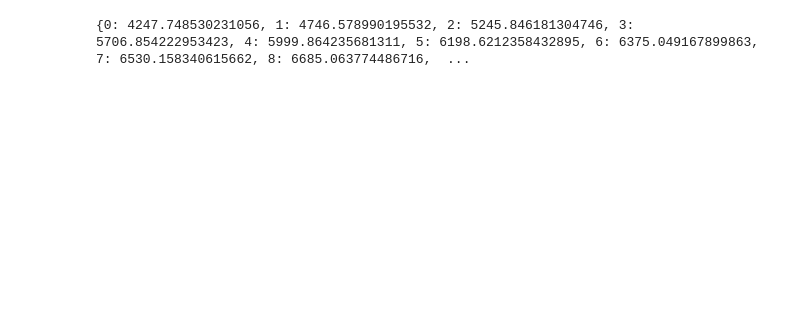
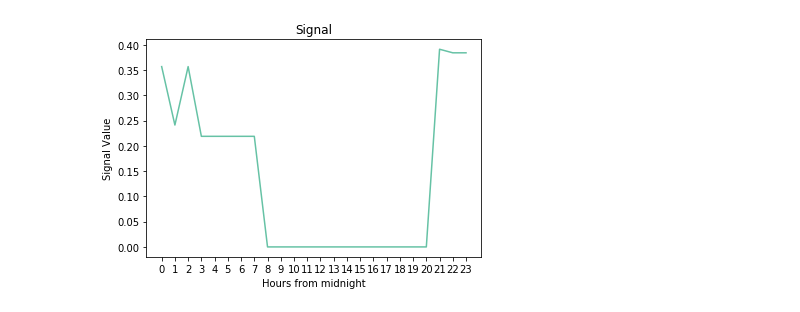
Before and after one commit to akashgokul/RAISE, a Jupyter notebook: Power Analysis.ipynb, the cells around one changed output. Saved outputs shown, nothing was run; the diff lists cells and outputs as text; code cells hidden in the pictures; blank space fills up the shorter version.

Commit message:
Finished power analysis

```diff
--- a/Power Analysis.ipynb
+++ b/Power Analysis.ipynb
@@ -7,11 +94,24 @@ import csv
 # %%
 ## NEED TO FIX, DATA IS NOT CLEAN, the date intervals are all over the place
-power_used = {i:0 for i in range(0,24)}
+total_energy_used = [0 for i in range(24)]
 with open('HourlyDataFinal.csv') as csvfile:
     readCSV = csv.reader(csvfile, delimiter=',')
     for row in readCSV:
-        if(row[4] == 'Hour'):
+        if(row[2] == 'Date'):
             continue
-        power_used[int(float(row[4]))] += float(row[7])
+        else:
+            hour = int(float(row[4]))
+            if(row[5] == "WORKGROUP-01" or row[5] == "WORKGROUP-02" or row[5] == "WORKGROUP-03"):
+                total_energy_used[hour] = total_energy_used[hour] + float(row[7])
+## For simplicity, working with sum! CHECK THIS ASSUMPTION!!
+avg_energy_used = [v/76.0 for v in total_energy_used]
+avg_energy_used = np.array(avg_energy_used)
-# %% [output]
-{0: 4247.748530231056, 1: 4746.578990195532, 2: 5245.846181304746, 3: 5706.854222953423, 4: 5999.864235681311, 5: 6198.6212358432895, 6: 6375.049167899863, 7: 6530.158340615662, 8: 6685.063774486716,  ...
+# %%
+plt.plot(signal,'#66c2a5')
+plt.xlabel("Hours from midnight")
+plt.xticks([i for i in range(0,24)])
+plt.ylabel("Signal Value")
+plt.title("Signal")
+plt.show()
+# %% [output]
+[figure, added]
```
Also changed, not shown: parts of 15 cells of this notebook, 4 other files.
